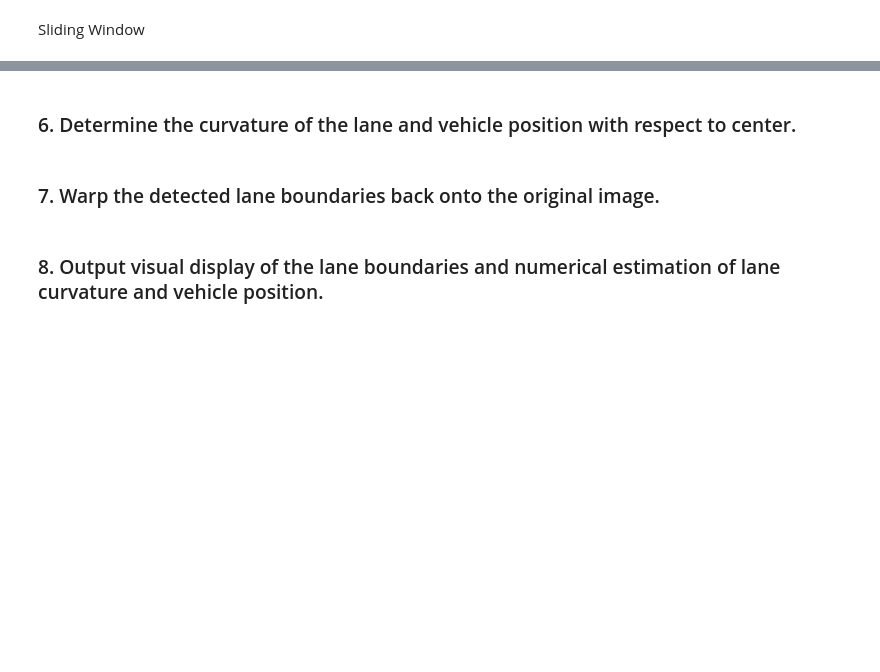
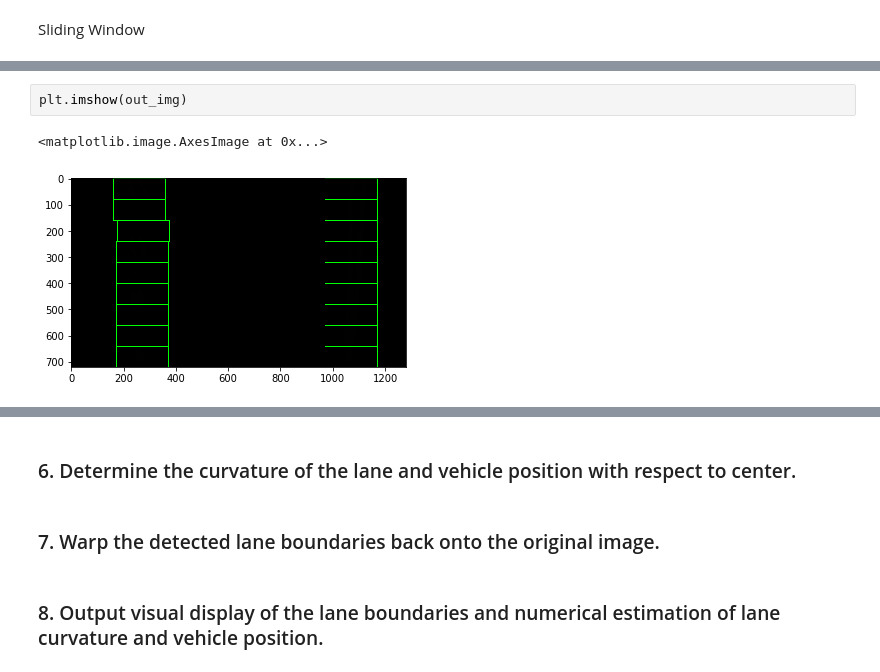
Before and after one commit to easyfly007/autodrive_projects, a Jupyter notebook: proj_advanced_lane_finding/examples/solutions.ipynb, the cells around one changed output, grey strips where cells are left out. Cells and saved outputs as stored; diff of their text form; blank space fills up the shorter version.

```diff
--- a/proj_advanced_lane_finding/examples/solutions.ipynb
+++ b/proj_advanced_lane_finding/examples/solutions.ipynb
@@ -219,0 +284,5 @@ Sliding Window
+# %%
+plt.imshow(out_img)
+# %% [output]
+<matplotlib.image.AxesImage at 0x...>
+[figure, added]
```
Also changed, not shown: parts of 11 cells of this notebook.
